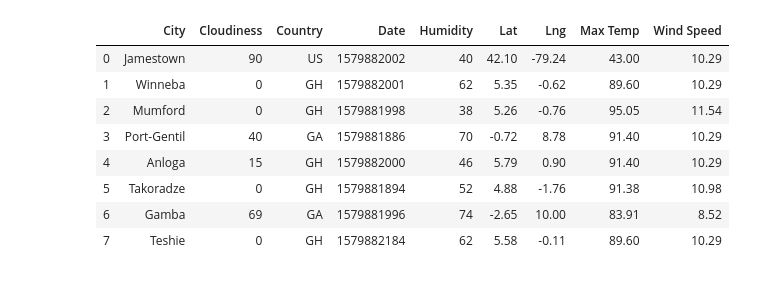
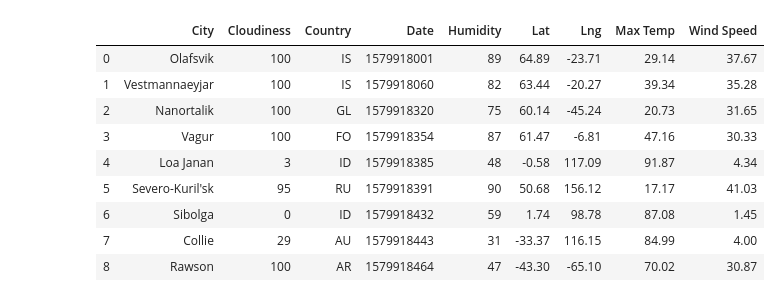
Before and after one commit to VallieTracy/Global-Weather-Analysis, a Jupyter notebook: WeatherPy/VacationPy.ipynb, the cells around one changed output. Saved outputs shown, nothing was run; the diff lists cells and outputs as text; code cells hidden in the pictures.

Commit message:
vacationpy fully working, just need final map

```diff
--- a/WeatherPy/VacationPy.ipynb
+++ b/WeatherPy/VacationPy.ipynb
@@ -72,17 +55,22 @@ cities_df
 # %%
-specs_df = cities_df.loc[(cities_df["Max Temp"] > 40) &
-                        (cities_df["Humidity"] < 93) &
-                        (cities_df["Wind Speed"] < 3) |
-                        (cities_df["Wind Speed"] > 8), :].reset_index()
+#create a dataframe of cities that meet specific criteria to me
+specs_df = cities_df.loc[(cities_df["Max Temp"] > 80) &
+                         (cities_df["Humidity"] < 60) &
+                         (cities_df["Wind Speed"] < 5) |
+                         (cities_df["Wind Speed"] > 30), :].reset_index()
+
+#need to remove newly created index column that appears with reset_index()
 specs_df = specs_df[["City", "Cloudiness", "Country", "Date", "Humidity", "Lat", "Lng", "Max Temp", "Wind Speed"]]
+#preview dataframe
 specs_df
 # %% [output]
 |  | City | Cloudiness | Country | Date | Humidity | Lat | Lng | Max Temp | Wind Speed |
-| 0 | Jamestown | 90 | US | 1579882002 | 40 | 42.10 | -79.24 | 43.00 | 10.29 |
-| 1 | Winneba | 0 | GH | 1579882001 | 62 | 5.35 | -0.62 | 89.60 | 10.29 |
-| 2 | Mumford | 0 | GH | 1579881998 | 38 | 5.26 | -0.76 | 95.05 | 11.54 |
-| 3 | Port-Gentil | 40 | GA | 1579881886 | 70 | -0.72 | 8.78 | 91.40 | 10.29 |
-| 4 | Anloga | 15 | GH | 1579882000 | 46 | 5.79 | 0.90 | 91.40 | 10.29 |
-| 5 | Takoradze | 0 | GH | 1579881894 | 52 | 4.88 | -1.76 | 91.38 | 10.98 |
-| 6 | Gamba | 69 | GA | 1579881996 | 74 | -2.65 | 10.00 | 83.91 | 8.52 |
-| 7 | Teshie | 0 | GH | 1579882184 | 62 | 5.58 | -0.11 | 89.60 | 10.29 |
+| 0 | Olafsvik | 100 | IS | 1579918001 | 89 | 64.89 | -23.71 | 29.14 | 37.67 |
+| 1 | Vestmannaeyjar | 100 | IS | 1579918060 | 82 | 63.44 | -20.27 | 39.34 | 35.28 |
+| 2 | Nanortalik | 100 | GL | 1579918320 | 75 | 60.14 | -45.24 | 20.73 | 31.65 |
+| 3 | Vagur | 100 | FO | 1579918354 | 87 | 61.47 | -6.81 | 47.16 | 30.33 |
+| 4 | Loa Janan | 3 | ID | 1579918385 | 48 | -0.58 | 117.09 | 91.87 | 4.34 |
+| 5 | Severo-Kuril'sk | 95 | RU | 1579918391 | 90 | 50.68 | 156.12 | 17.17 | 41.03 |
+| 6 | Sibolga | 0 | ID | 1579918432 | 59 | 1.74 | 98.78 | 87.08 | 1.45 |
+| 7 | Collie | 29 | AU | 1579918443 | 31 | -33.37 | 116.15 | 84.99 | 4.00 |
+| 8 | Rawson | 100 | AR | 1579918464 | 47 | -43.30 | -65.10 | 70.02 | 30.87 |
```
Also changed, not shown: parts of 14 cells of this notebook.
